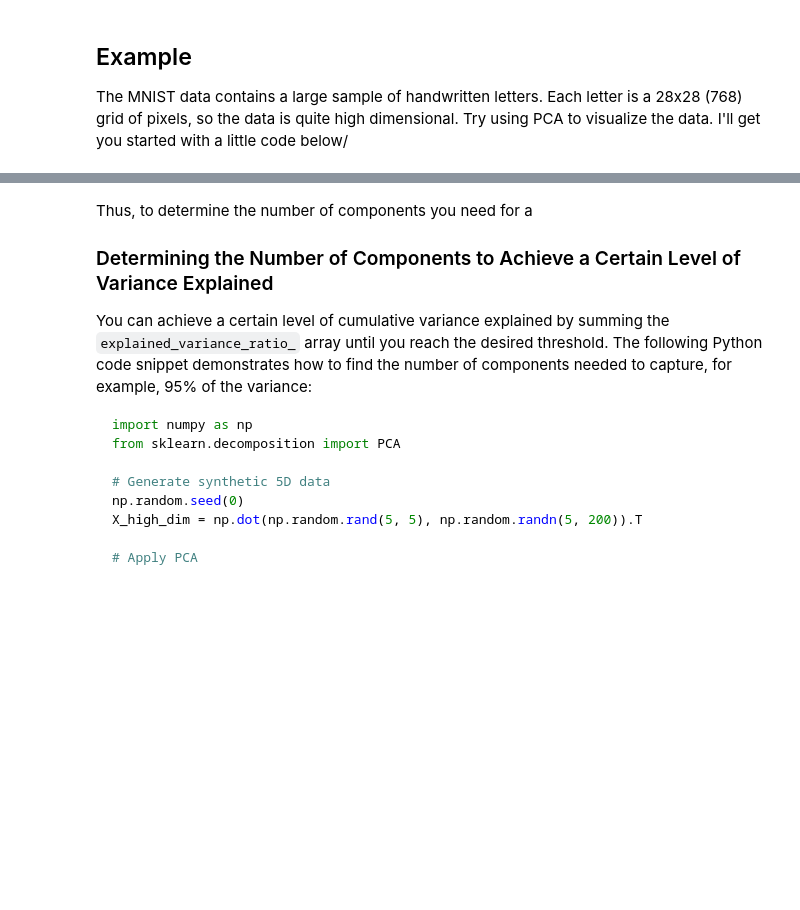
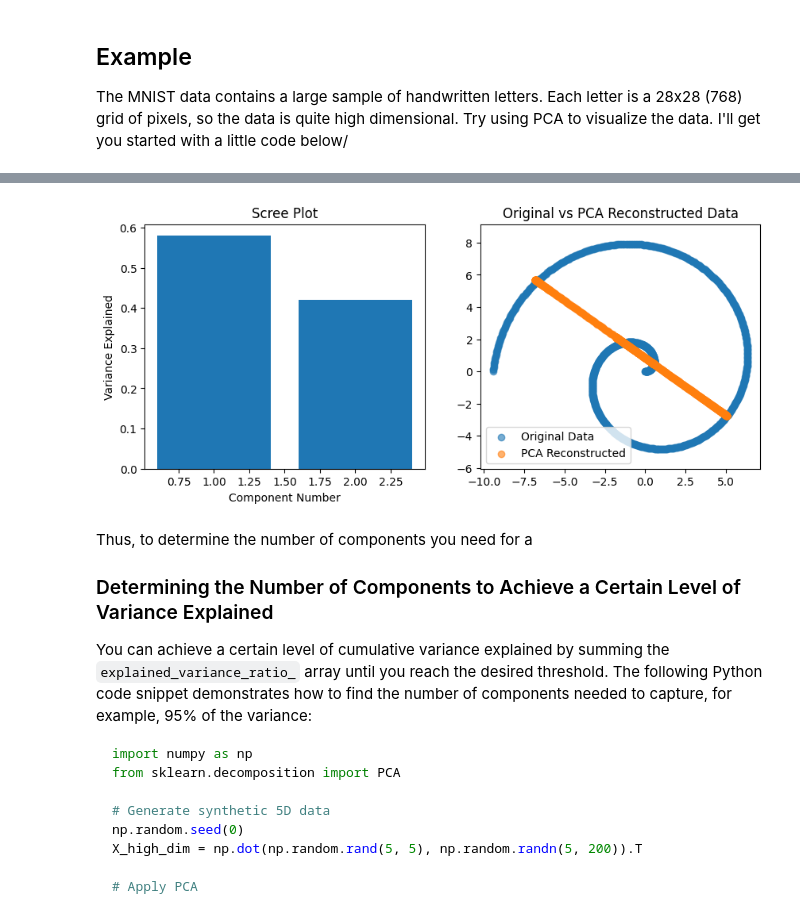
Before and after one commit to IST407-707/707-week4-lab-dimensionality-reduction, a Jupyter notebook: week4-lab-lecture.ipynb, the cells around one changed output, grey strips where cells are left out. Cells and saved outputs as stored; diff of their text form; code cells hidden in the pictures; blank space fills up the shorter version.

```diff
--- a/week4-lab-lecture.ipynb
+++ b/week4-lab-lecture.ipynb
@@ -341,3 +368,43 @@ array([5, 0, 4, ..., 5, 1, 9])
+# %%
+import numpy as np
+import matplotlib.pyplot as plt
+from sklearn.decomposition import PCA
+
+# Generate synthetic spiral data
+n_points = 1000
+n_turns = 3
+t = np.linspace(0, n_turns * np.pi, n_points)
+x = t * np.cos(t)
+y = t * np.sin(t)
+
+X_spiral = np.column_stack([x, y])
+
+# Apply PCA
+pca = PCA(n_components=2)
+X_pca = pca.fit_transform(X_spiral)
+
+# Scree Plot
+plt.figure(figsize=(10, 4))
+plt.subplot(1, 2, 1)
+plt.bar(range(1, len(pca.explained_variance_ratio_)+1), pca.explained_variance_ratio_)
+plt.title("Scree Plot")
+plt.xlabel("Component Number")
+plt.ylabel("Variance Explained")
+
+# Original Data vs PCA reconstruction
+X_reduced = PCA(n_components=1).fit_transform(X_spiral)
+X_reconstructed = PCA(n_components=1).fit(X_spiral).inverse_transform(X_reduced)
+
+plt.subplot(1, 2, 2)
+plt.scatter(X_spiral[:, 0], X_spiral[:, 1], alpha=0.6, label='Original Data')
+plt.scatter(X_reconstructed[:, 0], X_reconstructed[:, 1], alpha=0.6, label='PCA Reconstructed')
+plt.legend()
+plt.axis('equal')
+plt.title("Original vs PCA Reconstructed Data")
+
+plt.show()
+# %% [output]
+[figure, added]
 # %% [markdown]
 Thus, to determine the number of components you need for a
 
```
Also changed, not shown: parts of 12 cells of this notebook.
